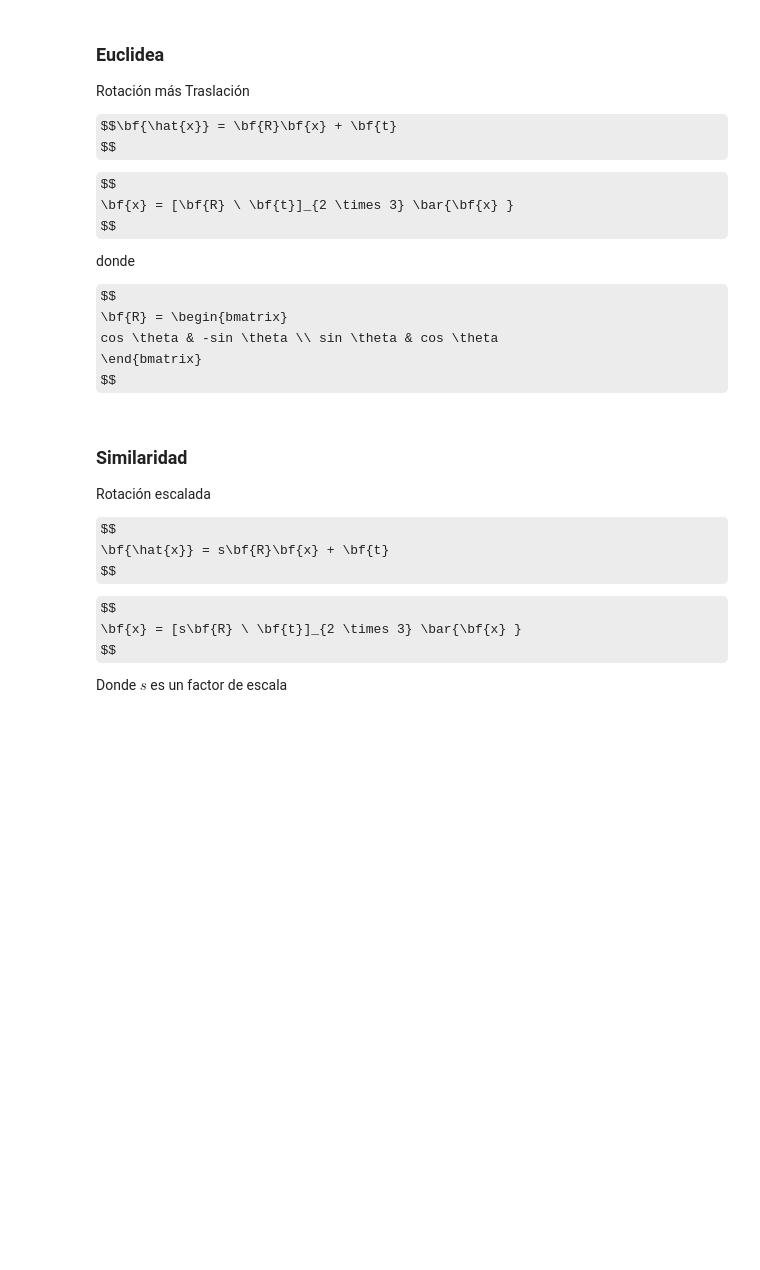
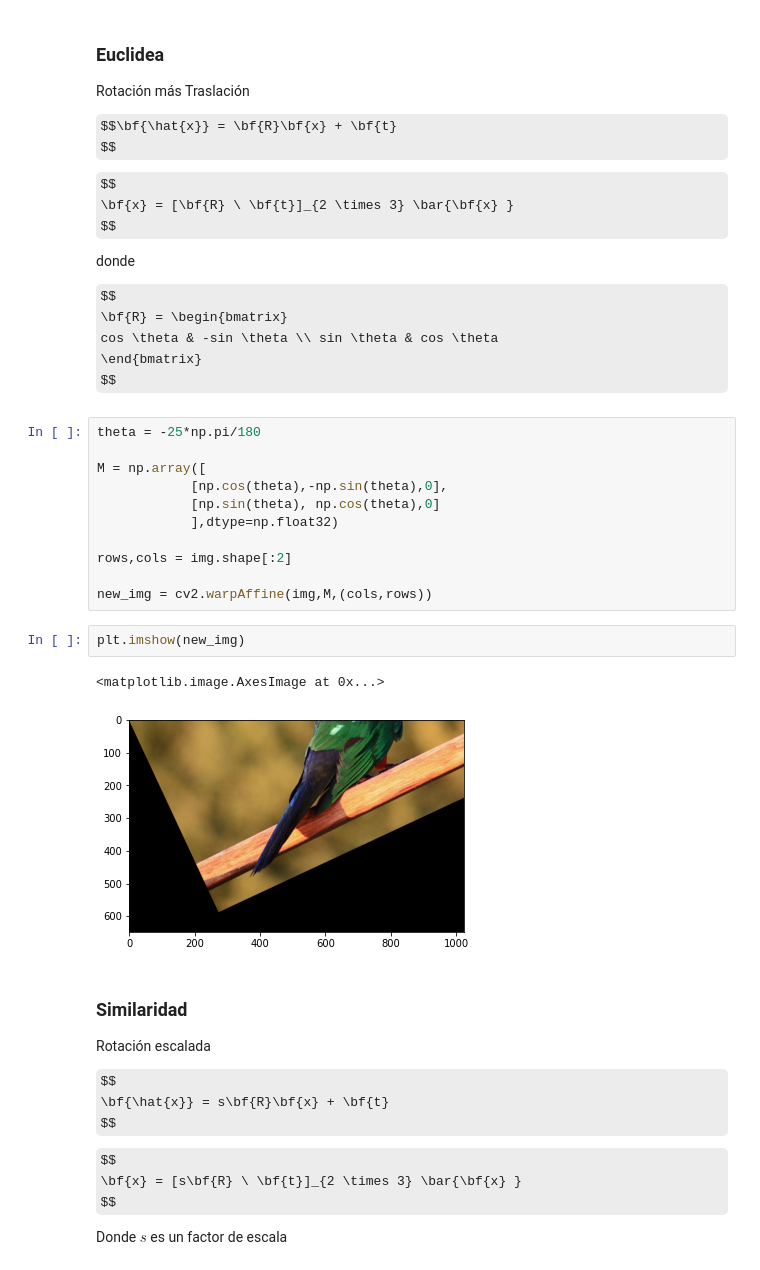
Before and after one commit to UN-GCPDS/Procesamiento-Digital-De-Imagenes, a Jupyter notebook: 2-ConceptosBasicosDeImagenes/4-RegistroDeImagenes.ipynb, the cells around one changed output. Drawn from its saved outputs; the diff is of its cells as text; some formulas as TeX source; blank space fills up the shorter version.

```diff
--- a/2-ConceptosBasicosDeImagenes/4-RegistroDeImagenes.ipynb
+++ b/2-ConceptosBasicosDeImagenes/4-RegistroDeImagenes.ipynb
@@ -71,6 +93,22 @@ $$
 cos \theta & -sin \theta \\ sin \theta & cos \theta
 \end{bmatrix}
 $$
+# %%
+theta = -25*np.pi/180
+
+M = np.array([
+            [np.cos(theta),-np.sin(theta),0],
+            [np.sin(theta), np.cos(theta),0]
+            ],dtype=np.float32)
+
+rows,cols = img.shape[:2]
+
+new_img = cv2.warpAffine(img,M,(cols,rows))
+# %%
+plt.imshow(new_img)
+# %% [output]
+<matplotlib.image.AxesImage at 0x...>
+[figure, added]
 # %% [markdown]
 ### Similaridad
 Rotación escalada
```
Also changed, not shown: parts of 15 cells of this notebook.
